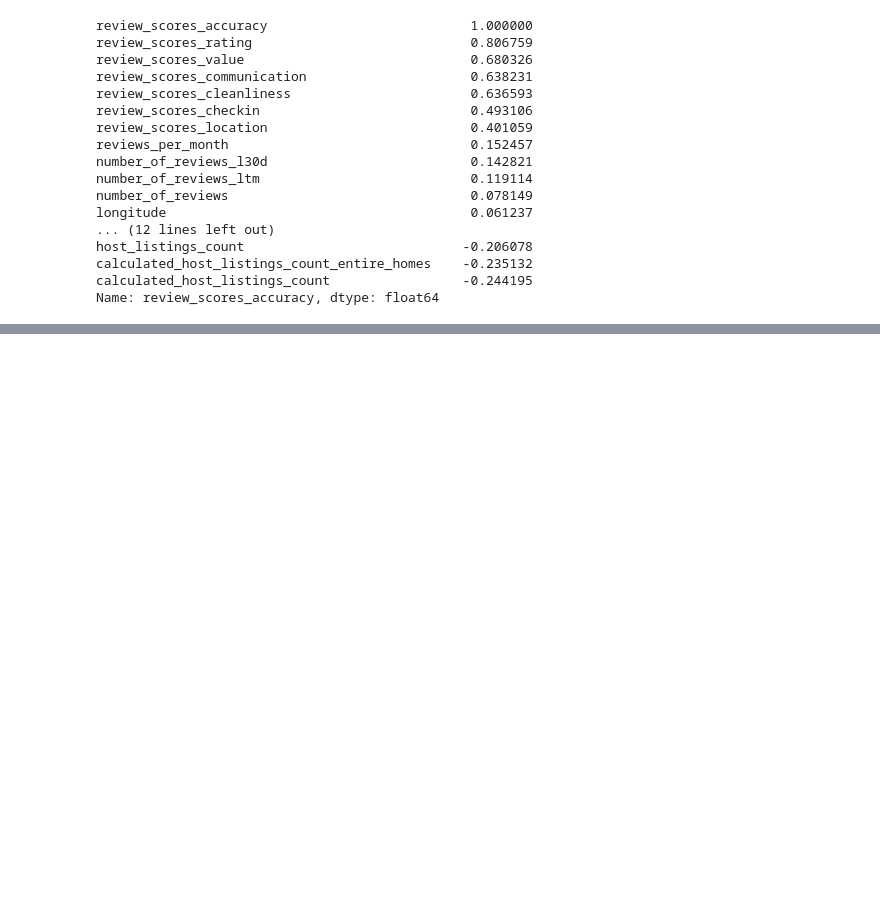
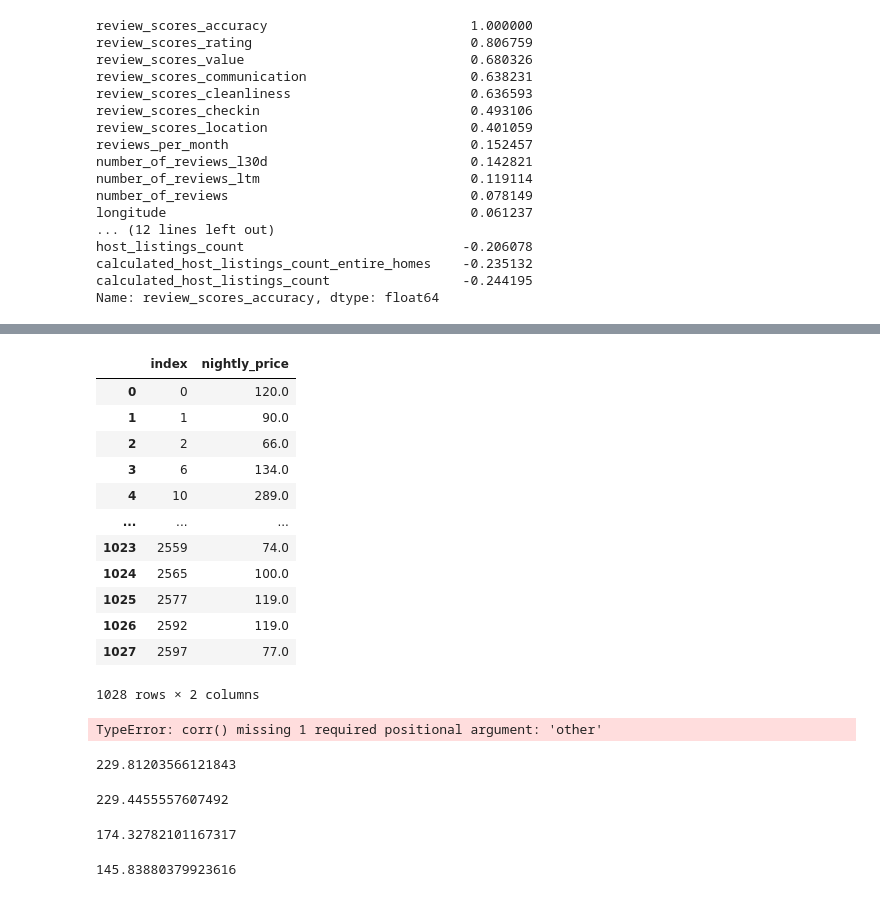
Before and after one commit to JonathanBrown003/Airbnb-A-Closer-Look-Nashville-Asheville, a Jupyter notebook: AirBNB_Analysis_Reviews.ipynb, the cells around one changed output, grey strips where cells are left out. Saved outputs shown, nothing was run; the diff lists cells and outputs as text; code cells hidden in the pictures; blank space fills up the shorter version.

```diff
--- a/AirBNB_Analysis_Reviews.ipynb
+++ b/AirBNB_Analysis_Reviews.ipynb
@@ -367,0 +390,56 @@ Name: review_scores_accuracy, dtype: float64
+# %%
+# Change price to Float data type for Asheville
+new_price_column_ashe = ashe_rows["price"].str.lstrip('$').replace(',','', regex=True).astype('float64')
+new_price_column_ashe
+new_price_column_ashe2 = new_price_column_ashe.reset_index()
+new_price_column_ashe2
+
+# renaming the host column
+new_price_ashe_d2 = new_price_column_ashe2.rename(columns={"price": "nightly_price"})
+new_price_ashe_d2
+# %% [output]
+|  | index | nightly_price |
+| 0 | 0 | 120.0 |
+| 1 | 1 | 90.0 |
+| 2 | 2 | 66.0 |
+| 3 | 6 | 134.0 |
+| 4 | 10 | 289.0 |
+| ... | ... | ... |
+| 1023 | 2559 | 74.0 |
+| 1024 | 2565 | 100.0 |
+| 1025 | 2577 | 119.0 |
+| 1026 | 2592 | 119.0 |
+| 1027 | 2597 | 77.0 |
+1028 rows × 2 columns
+# %%
+# Does the price of the listing correlate with any category for the Nashville data?
+correlations_nash_pricing=new_price_column.corr()
+correlations_nash_pricing=correlations_nash_pricing['price'].sort_values(ascending=False)
+features=correlations_nash_pricing.index[1:6]
+correlations_nash_pricing
+# %% [output]
+TypeError: corr() missing 1 required positional argument: 'other'
+# %%
+# Find the average reviews_scores_rating for the Nashville data
+nash_rows_avg_price=new_price_nash_d2['nightly_price'].mean()
+nash_rows_avg_price
+# %% [output]
+229.81203566121843
+# %%
+# Find standard deviation to find 1 std dev. above the mean price for Nashville data
+nash_rows_avg_price_Std=new_price_nash_d2['nightly_price'].std()
+nash_rows_avg_price_Std
+# %% [output]
+229.4455557607492
+# %%
+# Find the average reviews_scores_rating for the Asheville data
+ashe_rows_avg_price=new_price_ashe_d2['nightly_price'].mean()
+ashe_rows_avg_price
+# %% [output]
+174.32782101167317
+# %%
+# Find standard deviation to find 1 std dev. above the mean price for Nashville data
+ashe_rows_avg_price_Std=new_price_ashe_d2['nightly_price'].std()
+ashe_rows_avg_price_Std
+# %% [output]
+145.83880379923616
```
Also changed, not shown: parts of 2 cells of this notebook.
